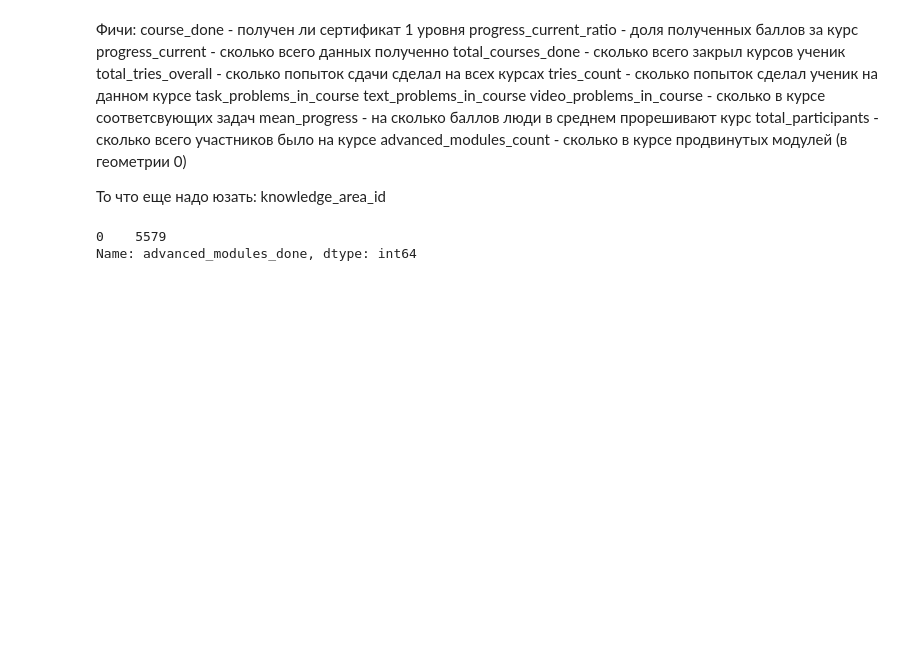
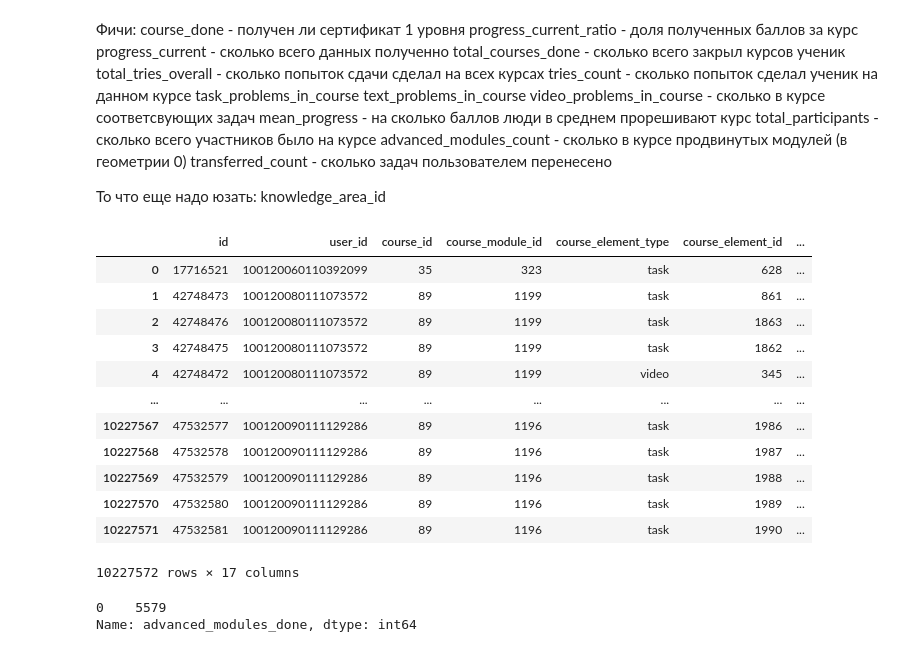
Before and after one commit to Uhbifg/sirius_2021_metric, a Jupyter notebook: data_explore.ipynb, the cells around one changed output. Cells and saved outputs as stored; diff of their text form; code cells hidden in the pictures; blank space fills up the shorter version.

```diff
--- a/data_explore.ipynb
+++ b/data_explore.ipynb
@@ -5,6 +5,7 @@ import seaborn as sns
 from tqdm.notebook import tqdm
 # %%
 #data_prefix = "ling_"
+data_prefix = ""
 course = pd.read_csv(data_prefix + "data/course.csv")
 course_element = pd.read_csv(data_prefix + "data/course_element.csv")
 course_module = pd.read_csv(data_prefix + "data/course_module.csv")
@@ -24,9 +25,26 @@ task_problems_in_course	text_problems_in_course	video_problems_in_course - ск
 mean_progress - на сколько баллов люди в среднем прорешивают курс
 total_participants - сколько всего участников было на курсе
 advanced_modules_count - сколько в курсе продвинутых модулей (в геометрии 0)
+transferred_count - сколько задач пользователем перенесено
 
 То что еще надо юзать:
 knowledge_area_id
+# %%
+u_element_progress
+# %% [output]
+|  | id | user_id | course_id | course_module_id | course_element_type | course_element_id | ... |
+| 0 | 17716521 | 100120060110392099 | 35 | 323 | task | 628 | ... |
+| 1 | 42748473 | 100120080111073572 | 89 | 1199 | task | 861 | ... |
+| 2 | 42748476 | 100120080111073572 | 89 | 1199 | task | 1863 | ... |
+| 3 | 42748475 | 100120080111073572 | 89 | 1199 | task | 1862 | ... |
+| 4 | 42748472 | 100120080111073572 | 89 | 1199 | video | 345 | ... |
+| ... | ... | ... | ... | ... | ... | ... | ... |
+| 10227567 | 47532577 | 100120090111129286 | 89 | 1196 | task | 1986 | ... |
+| 10227568 | 47532578 | 100120090111129286 | 89 | 1196 | task | 1987 | ... |
+| 10227569 | 47532579 | 100120090111129286 | 89 | 1196 | task | 1988 | ... |
+| 10227570 | 47532580 | 100120090111129286 | 89 | 1196 | task | 1989 | ... |
+| 10227571 | 47532581 | 100120090111129286 | 89 | 1196 | task | 1990 | ... |
+10227572 rows × 17 columns
 # %%
 ## Удалим тех, у кого не решено ни одного модуля
 
```
Also changed, not shown: parts of 2 cells of this notebook.
